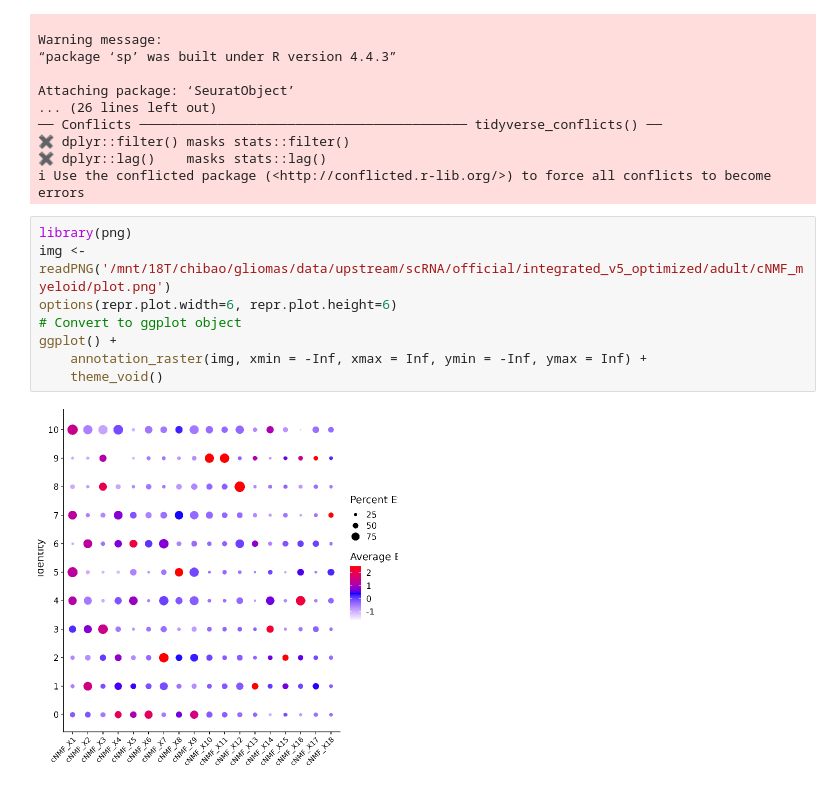
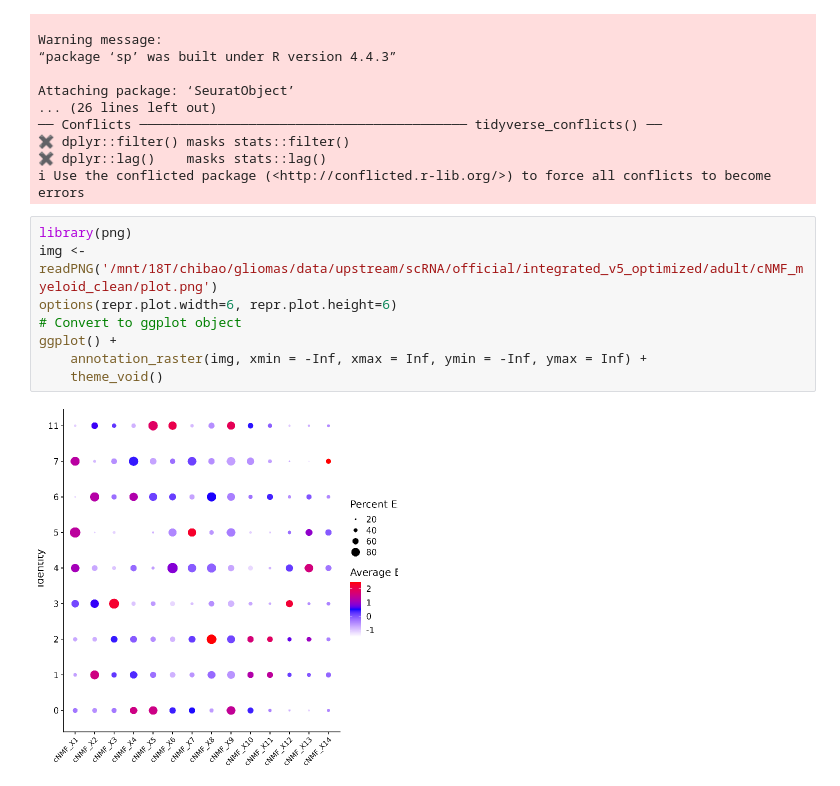
Before and after one commit to bao-mathmod/Gliomas, a Jupyter notebook: 04.upstream/4.3_scRNA/02.downstream/eda.ipynb, the cells around one changed output. Drawn from its saved outputs; the diff is of its cells as text.

```diff
--- a/04.upstream/4.3_scRNA/02.downstream/eda.ipynb
+++ b/04.upstream/4.3_scRNA/02.downstream/eda.ipynb
@@ -22,11 +22,11 @@ Attaching package: ‘SeuratObject’
 ℹ Use the conflicted package (<http://conflicted.r-lib.org/>) to force all conflicts to become errors
 # %%
 library(png)
-img <- readPNG('/mnt/18T/chibao/gliomas/data/upstream/scRNA/official/integrated_v5_optimized/adult/cNMF_myeloid/plot.png')
+img <- readPNG('/mnt/18T/chibao/gliomas/data/upstream/scRNA/official/integrated_v5_optimized/adult/cNMF_myeloid_clean/plot.png')
 options(repr.plot.width=6, repr.plot.height=6)
 # Convert to ggplot object
 ggplot() +
     annotation_raster(img, xmin = -Inf, xmax = Inf, ymin = -Inf, ymax = Inf) +
     theme_void()
 # %% [output]
-[figure, old version]
+[figure, new version]
```
Also changed, not shown: parts of 1 cell of this notebook, 6 other files.
